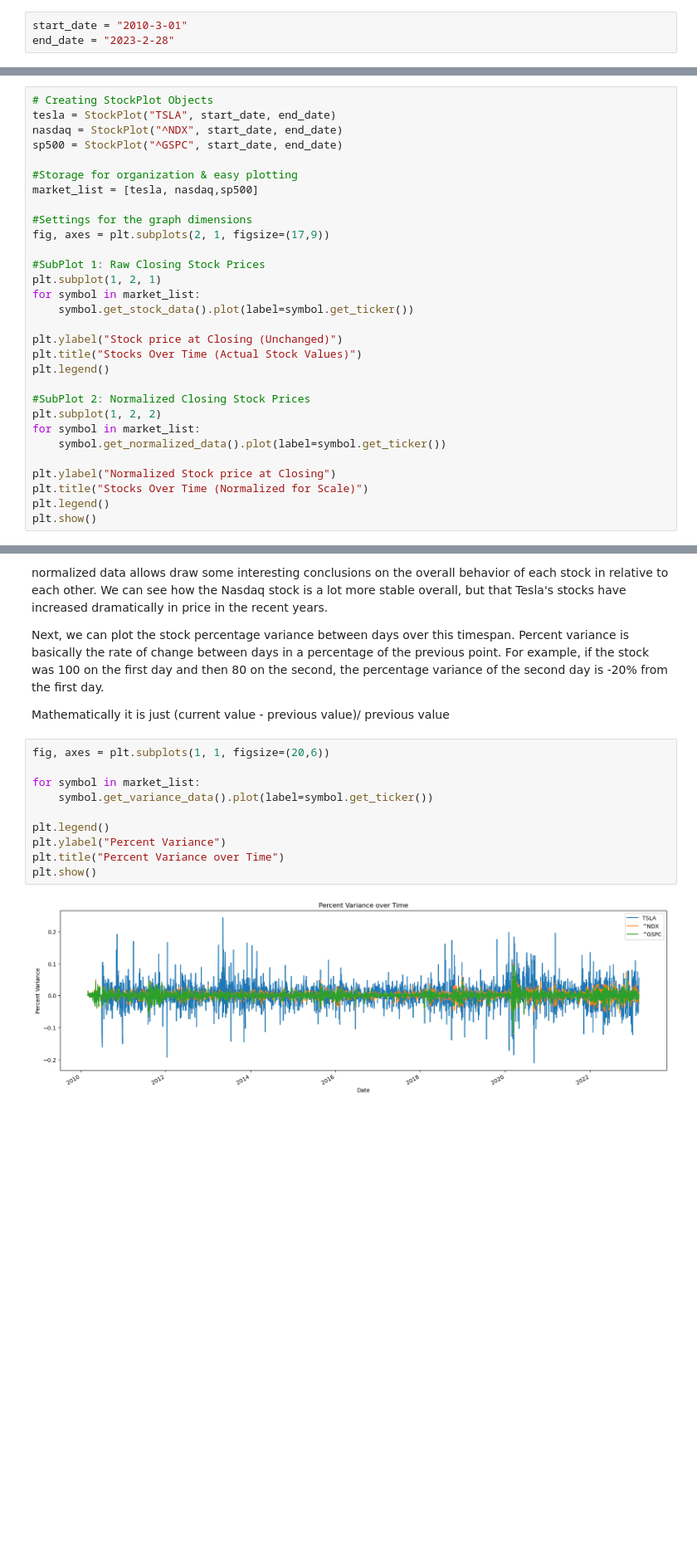
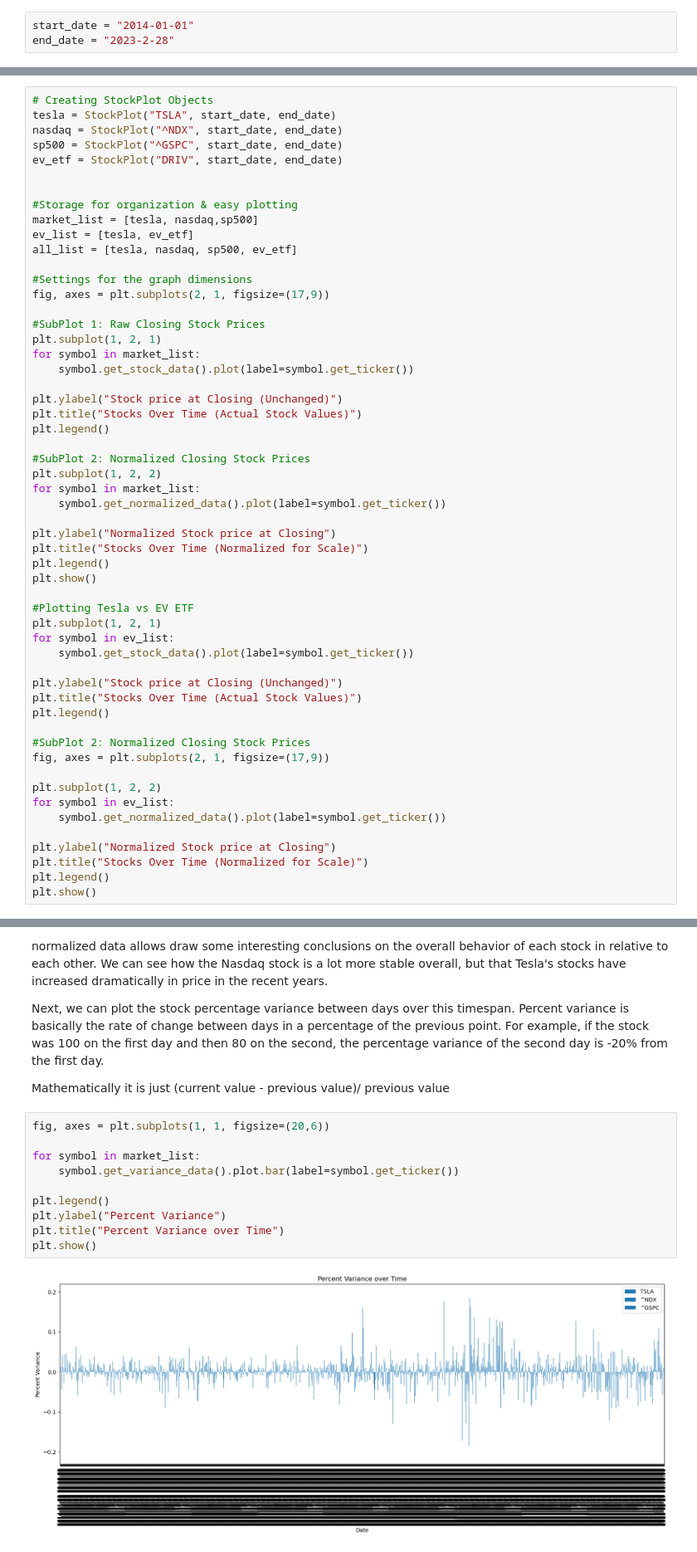
Before and after one commit to olincollege/twitter-vs-stock, a Jupyter notebook: finplotREADME.ipynb, the cells around one changed output, grey strips where cells are left out. Shown at 83% size. Drawn from its saved outputs; the diff is of its cells as text; blank space fills up the shorter version.

Commit message:
Finishing Stock Analysis & Coding

```diff
--- a/finplotREADME.ipynb
+++ b/finplotREADME.ipynb
@@ -22,4 +23,4 @@ The first thing we can do is set the range of dates we want to scrape
 # %%
-start_date = "2010-3-01"
+start_date = "2014-01-01"
 end_date = "2023-2-28"
 # %% [markdown]
@@ -34,9 +41,13 @@ To compare the behavior, we can scale the prices through normalization via the s
 tesla = StockPlot("TSLA", start_date, end_date)
 nasdaq = StockPlot("^NDX", start_date, end_date)
 sp500 = StockPlot("^GSPC", start_date, end_date)
+ev_etf = StockPlot("DRIV", start_date, end_date)
+
 
 #Storage for organization & easy plotting
 market_list = [tesla, nasdaq,sp500]
+ev_list = [tesla, ev_etf]
+all_list = [tesla, nasdaq, sp500, ev_etf]
 
 #Settings for the graph dimensions
 fig, axes = plt.subplots(2, 1, figsize=(17,9))
@@ -59,6 +70,27 @@ plt.ylabel("Normalized Stock price at Closing")
 plt.title("Stocks Over Time (Normalized for Scale)")
 plt.legend()
 plt.show()
+
+#Plotting Tesla vs EV ETF
+plt.subplot(1, 2, 1)
+for symbol in ev_list:
+    symbol.get_stock_data().plot(label=symbol.get_ticker())
+
+plt.ylabel("Stock price at Closing (Unchanged)")
+plt.title("Stocks Over Time (Actual Stock Values)")
+plt.legend()
+
+#SubPlot 2: Normalized Closing Stock Prices
+fig, axes = plt.subplots(2, 1, figsize=(17,9))
+
+plt.subplot(1, 2, 2)
+for symbol in ev_list:
+    symbol.get_normalized_data().plot(label=symbol.get_ticker())
+
+plt.ylabel("Normalized Stock price at Closing")
+plt.title("Stocks Over Time (Normalized for Scale)")
+plt.legend()
+plt.show()
 # %% [output]
 [*********************100%***********************]  1 of 1 completed
 [*********************100%***********************]  1 of 1 completed
@@ -76,15 +111,15 @@ Mathematically it is just (current value - previous value)/ previous value
 # %%
 fig, axes = plt.subplots(1, 1, figsize=(20,6))
 
 for symbol in market_list:
-    symbol.get_variance_data().plot(label=symbol.get_ticker())
+    symbol.get_variance_data().plot.bar(label=symbol.get_ticker())
 
 plt.legend()
 plt.ylabel("Percent Variance")
 plt.title("Percent Variance over Time")
 plt.show()
 # %% [output]
-[figure, old version]
+[figure, new version]
 # %% [markdown]
 Since we know that Tesla is a lot more volatile compared to the nasdaq, it isn't surprising that tesla has more extreme percentage variance.
 
```
Also changed, not shown: parts of 12 cells of this notebook, 2 other files.
